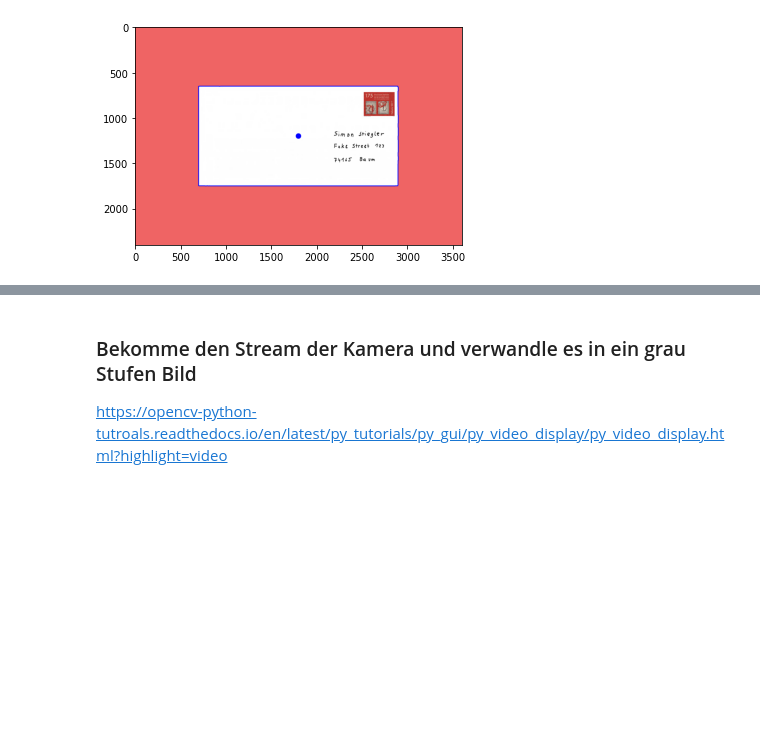
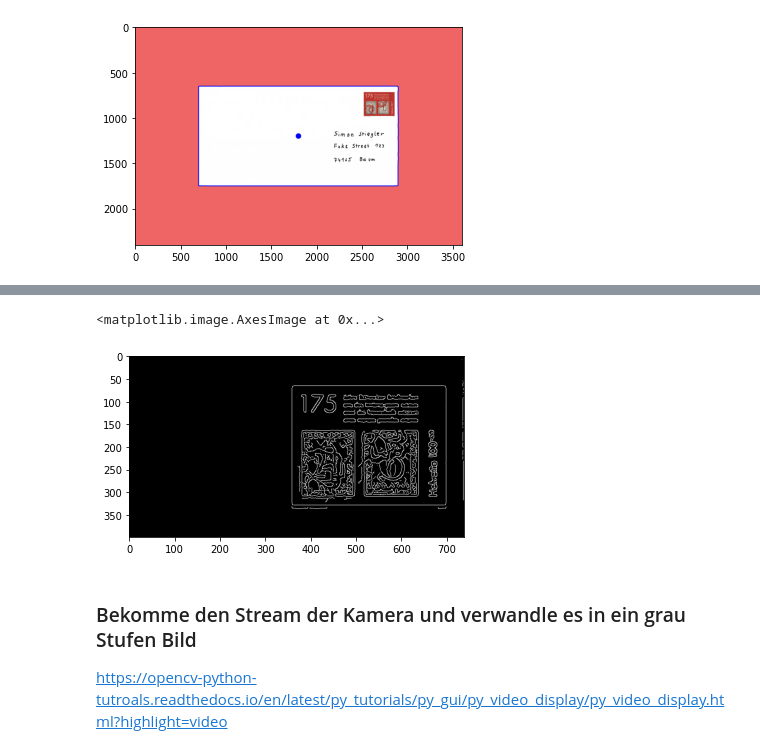
Before and after one commit to SimonStiegler/CRV_Postleitzahlerkennung, a Jupyter notebook: Programm.ipynb, the cells around one changed output, grey strips where cells are left out. Cells and saved outputs as stored; diff of their text form; code cells hidden in the pictures; blank space fills up the shorter version.

Commit message:
get stampZone

```diff
--- a/Programm.ipynb
+++ b/Programm.ipynb
@@ -20,6 +20,9 @@ dilateKernel = np.ones((dilateErode,dilateErode), "uint8")
 erodeKernel = np.ones((dilateErode-1,dilateErode), "uint8")
 #
 # C5/6 Scale  220x110
+C_5_6_Metrics= [220,110]
 C_5_6_Scale = [2.0,2.2]
+stampZone = [74,40]
+margin = 15
 # %% [markdown]
 ## Vorbereitung des Bildes
@@ -136,0 +155,10 @@ plt.imshow(highlightedContour)
+# %%
+pixelPerMM = letterValue["width"]/C_5_6_Metrics[0]
+# StampZone [width, height] amount of Pixel
+stampZoneMetrics = [int(stampZone[0]*pixelPerMM),int(stampZone[1]*pixelPerMM)]
+# get the rigth Top StampZone
+rightTop = letter[0:stampZoneMetrics[1],letterValue["width"]-stampZoneMetrics[0]:letterValue["width"]]
+plt.imshow(rightTop, cmap="gray")
+# %% [output]
+<matplotlib.image.AxesImage at 0x...>
+[figure, added]
```
Also changed, not shown: parts of 6 cells of this notebook.
